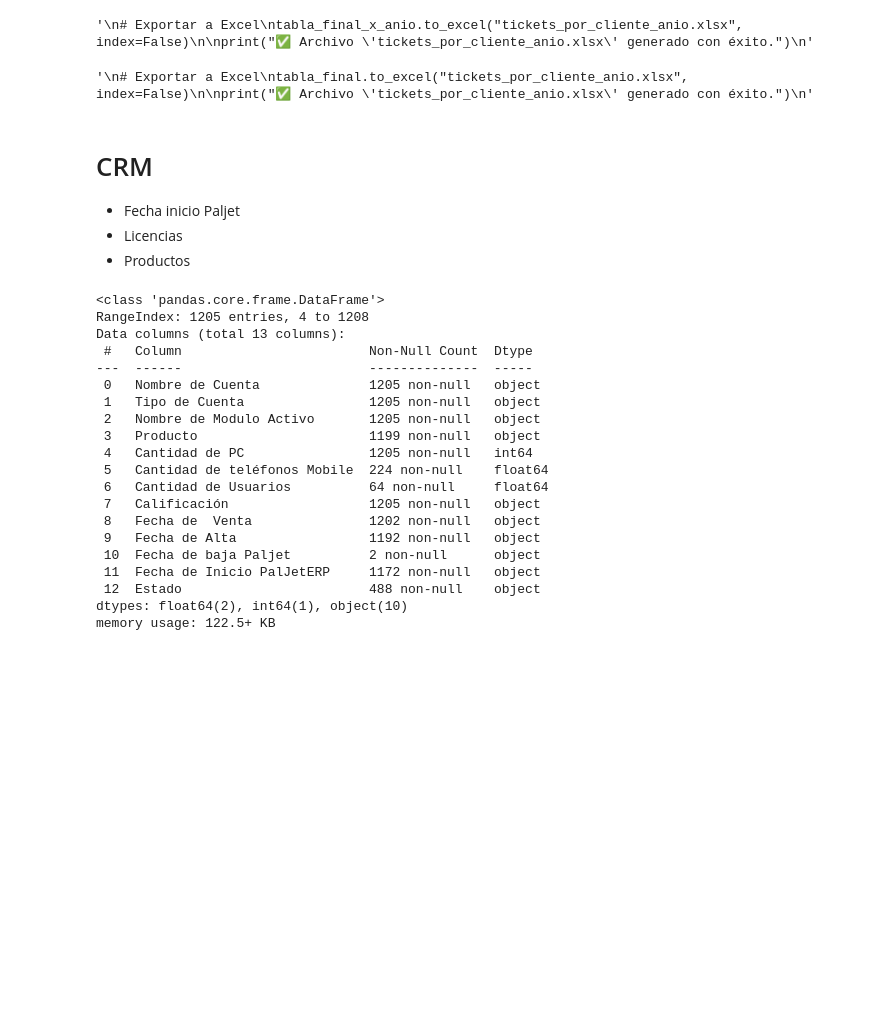
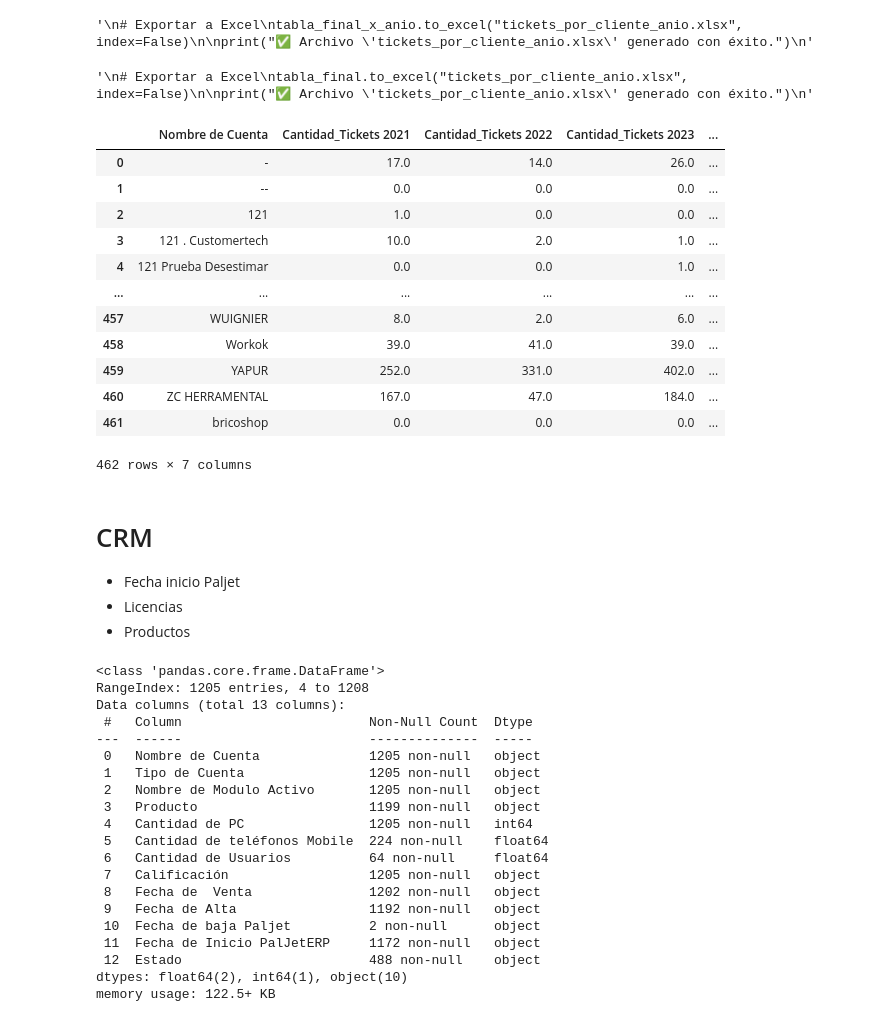
Before and after one commit to christiansaluzzo/Etsol_AnalisisClientes, a Jupyter notebook: análisis_clientes.ipynb, the cells around one changed output. Drawn from its saved outputs; the diff is of its cells as text; code cells hidden in the pictures; blank space fills up the shorter version.

```diff
--- a/análisis_clientes.ipynb
+++ b/análisis_clientes.ipynb
@@ -32,26 +34,26 @@ fecha_fin = "2024-12-31 23:59""""
 # %%
 # Tomamos los datos del archivo *.csv almacenado de manera local
 # Este archivo *.csv tiene todos los tickets de Clientes
-df_crudo_Tickets = pd.read_csv('ds/Cantidad de Ticket por Rango Fecha_01012021_31082025.csv', sep=',' , encoding='utf-8')
+DF_crudo_Tickets = pd.read_csv('ds/Cantidad de Ticket por Rango Fecha_01012021_31082025.csv', sep=',' , encoding='utf-8')
 
 # ---- Análisis Exploratorio de Datos (AED) ----
-new_header = df_crudo_Tickets.iloc[3] # Tomar la fila 3 como "cabecera".
+new_header = DF_crudo_Tickets.iloc[3] # Tomar la fila 3 como "cabecera".
 
 # Eliminar las primeras 4 filas y luego la fila que acabamos de usar como encabezado para que los datos comiencen desde la fila 4
-df_tickets = df_crudo_Tickets[4:] # Selecciona todas las filas desde el índice 4 en adelante
+DF_tickets = DF_crudo_Tickets[4:] # Selecciona todas las filas desde el índice 4 en adelante
 
 # Asignar los nuevos nombres de columna
-df_tickets.columns = new_header
-df_tickets = df_tickets.reset_index(drop=True) # Reniciamos el índice
+DF_tickets.columns = new_header
+DF_tickets = DF_tickets.reset_index(drop=True) # Reniciamos el índice
 
 # Especifica el formato de acuerdo a tu caso
 formato = '%d %b %Y %I:%M %p'  # dd: día, MMM: mes abreviado, yyyy: año, HH: horas en formato 12h, MM: minutos, AM/PM
 # Separamos fecha y hora en campos diferentes tomando los datos del campo "Hora de creación (Ticket)"
-df_tickets['Fecha_creacion'] = pd.to_datetime(df_tickets['Hora de creación (Ticket)'], format=formato).dt.date
-df_tickets['Hora_creacion'] = pd.to_datetime(df_tickets['Hora de creación (Ticket)'], format=formato).dt.time
+DF_tickets['Fecha_creacion'] = pd.to_datetime(DF_tickets['Hora de creación (Ticket)'], format=formato).dt.date
+DF_tickets['Hora_creacion'] = pd.to_datetime(DF_tickets['Hora de creación (Ticket)'], format=formato).dt.time
 
 #Eliminamos la columna "Hora de creación (Ticket)" ya que ahora tenemos los datos separados en dos columnas diferentes
-df_tickets = df_tickets.drop(columns=['Hora de creación (Ticket)'])
+df_tickets = DF_tickets.drop(columns=['Hora de creación (Ticket)'])
 
 # Encontramos casos de tickets que NO tienen cargado el cliente. Se usan para esos casos los valores "-" y "--" vamos a reemplazarlos por "NN"
 df_tickets["Nombre de Cuenta"] = df_tickets["Nombre de Cuenta"].replace(["-", "--"], "NN")
@@ -77,16 +67,16 @@ df_tickets["Nombre de Cuenta"] = df_tickets["Nombre de Cuenta"].replace(["-", "-
 - Último ticket
 # %%
 # Aseguramos que la fecha sea tipo datetime
-df_tickets["Fecha_creacion"] = pd.to_datetime(df_tickets["Fecha_creacion"], errors="coerce")
+DF_tickets["Fecha_creacion"] = pd.to_datetime(DF_tickets["Fecha_creacion"], errors="coerce")
 
 # Ordenamos por fecha y hora
-df_tickets = df_tickets.sort_values(by=["Fecha_creacion", "Hora_creacion"])
+DF_tickets = DF_tickets.sort_values(by=["Fecha_creacion", "Hora_creacion"])
 
 # Primer ticket
-primer_ticket = df_tickets.iloc[0][["ID de Ticket", "Nombre de Cuenta", "Fecha_creacion", "Hora_creacion"]]
+primer_ticket = DF_tickets.iloc[0][["ID de Ticket", "Nombre de Cuenta", "Fecha_creacion", "Hora_creacion"]]
 
 # Último ticket
-ultimo_ticket = df_tickets.iloc[-1][["ID de Ticket", "Nombre de Cuenta", "Fecha_creacion", "Hora_creacion"]]
+ultimo_ticket = DF_tickets.iloc[-1][["ID de Ticket", "Nombre de Cuenta", "Fecha_creacion", "Hora_creacion"]]
 
 # Armamos tabla final
 tickets_resumen = pd.DataFrame([primer_ticket, ultimo_ticket])
@@ -178,24 +168,24 @@ print("✅ Archivo 'tickets_por_cliente_anio.xlsx' generado con éxito.")
 # %% [output]
 '\n# Exportar a Excel\ntabla_final_x_anio.to_excel("tickets_por_cliente_anio.xlsx", index=False)\n\nprint("✅ Archivo \'tickets_por_cliente_anio.xlsx\' generado con éxito.")\n'
 # %%
-# Cantidad de Tickets por cliente dividimos por Año + TOTAL
+# CANTIDAD DE TICKETS POR CLIENTE DIVIDIDOS POR AÑO + TOTAL
 # ----------------------------------------------------------
 
 # Asegurarnos que la columna de fecha es datetime
-df_tickets["Fecha_creacion"] = pd.to_datetime(df_tickets["Fecha_creacion"], errors="coerce")
+DF_tickets["Fecha_creacion"] = pd.to_datetime(DF_tickets["Fecha_creacion"], errors="coerce")
 
 # Extraer el año
-df_tickets["Año"] = df_tickets["Fecha_creacion"].dt.year
+DF_tickets["Año"] = DF_tickets["Fecha_creacion"].dt.year
 
 # Agrupar por cliente y año
 tickets_por_anio = (
-    df_tickets.groupby(["Nombre de Cuenta", "Año"])["ID de Ticket"]
+    DF_tickets.groupby(["Nombre de Cuenta", "Año"])["ID de Ticket"]
     .count()
     .reset_index(name="Cantidad_Tickets")
 )
 
 # Pivot para que los años aparezcan como columnas
-tabla_final = tickets_por_anio.pivot_table(
+tickets_final_x_annio = tickets_por_anio.pivot_table(
     index="Nombre de Cuenta",
     columns="Año",
     values="Cantidad_Tickets",
@@ -203,12 +193,12 @@ tabla_final = tickets_por_anio.pivot_table(
 ).reset_index()
 
 # Renombrar columnas para que se vean más claras
-tabla_final = tabla_final.rename_axis(None, axis=1)
-tabla_final = tabla_final.rename(columns={col: f"Cantidad_Tickets {col}" for col in tabla_final.columns if isinstance(col, int)})
+tickets_final_x_annio = tickets_final_x_annio.rename_axis(None, axis=1)
+tickets_final_x_annio = tickets_final_x_annio.rename(columns={col: f"Cantidad_Tickets {col}" for col in tickets_final_x_annio.columns if isinstance(col, int)})
 
 # ➕ Agregar columna TOTAL_Tickets (suma de todas las columnas de años)
-cols_anios = [c for c in tabla_final.columns if "Cantidad_Tickets" in c and c != "Nombre de Cuenta"]
-tabla_final["TOTAL_Tickets"] = tabla_final[cols_anios].sum(axis=1)
+cols_anios = [c for c in tickets_final_x_annio.columns if "Cantidad_Tickets" in c and c != "Nombre de Cuenta"]
+tickets_final_x_annio["TOTAL_Tickets"] = tickets_final_x_annio[cols_anios].sum(axis=1)
 
 """
 # Exportar a Excel
@@ -218,6 +208,22 @@ print("✅ Archivo 'tickets_por_cliente_anio.xlsx' generado con éxito.")
 """
 # %% [output]
 '\n# Exportar a Excel\ntabla_final.to_excel("tickets_por_cliente_anio.xlsx", index=False)\n\nprint("✅ Archivo \'tickets_por_cliente_anio.xlsx\' generado con éxito.")\n'
+# %%
+tickets_final_x_annio.head(-2)
+# %% [output]
+|  | Nombre de Cuenta | Cantidad_Tickets 2021 | Cantidad_Tickets 2022 | Cantidad_Tickets 2023 | ... |
+| 0 | - | 17.0 | 14.0 | 26.0 | ... |
+| 1 | -- | 0.0 | 0.0 | 0.0 | ... |
+| 2 | 121 | 1.0 | 0.0 | 0.0 | ... |
+| 3 | 121 . Customertech | 10.0 | 2.0 | 1.0 | ... |
+| 4 | 121 Prueba Desestimar | 0.0 | 0.0 | 1.0 | ... |
+| ... | ... | ... | ... | ... | ... |
+| 457 | WUIGNIER | 8.0 | 2.0 | 6.0 | ... |
+| 458 | Workok | 39.0 | 41.0 | 39.0 | ... |
+| 459 | YAPUR | 252.0 | 331.0 | 402.0 | ... |
+| 460 | ZC HERRAMENTAL | 167.0 | 47.0 | 184.0 | ... |
+| 461 | bricoshop | 0.0 | 0.0 | 0.0 | ... |
+462 rows × 7 columns
 # %% [markdown]
 # CRM
 - Fecha inicio Paljet
```
Also changed, not shown: parts of 11 cells of this notebook.
